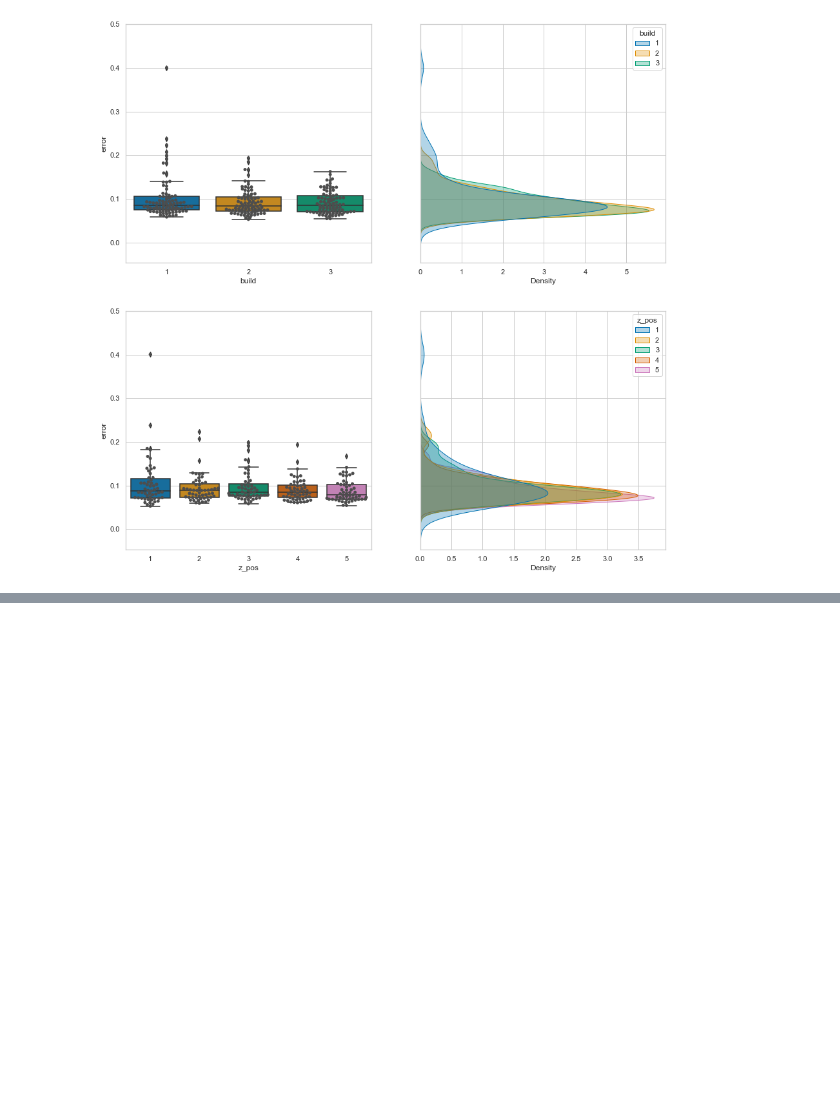
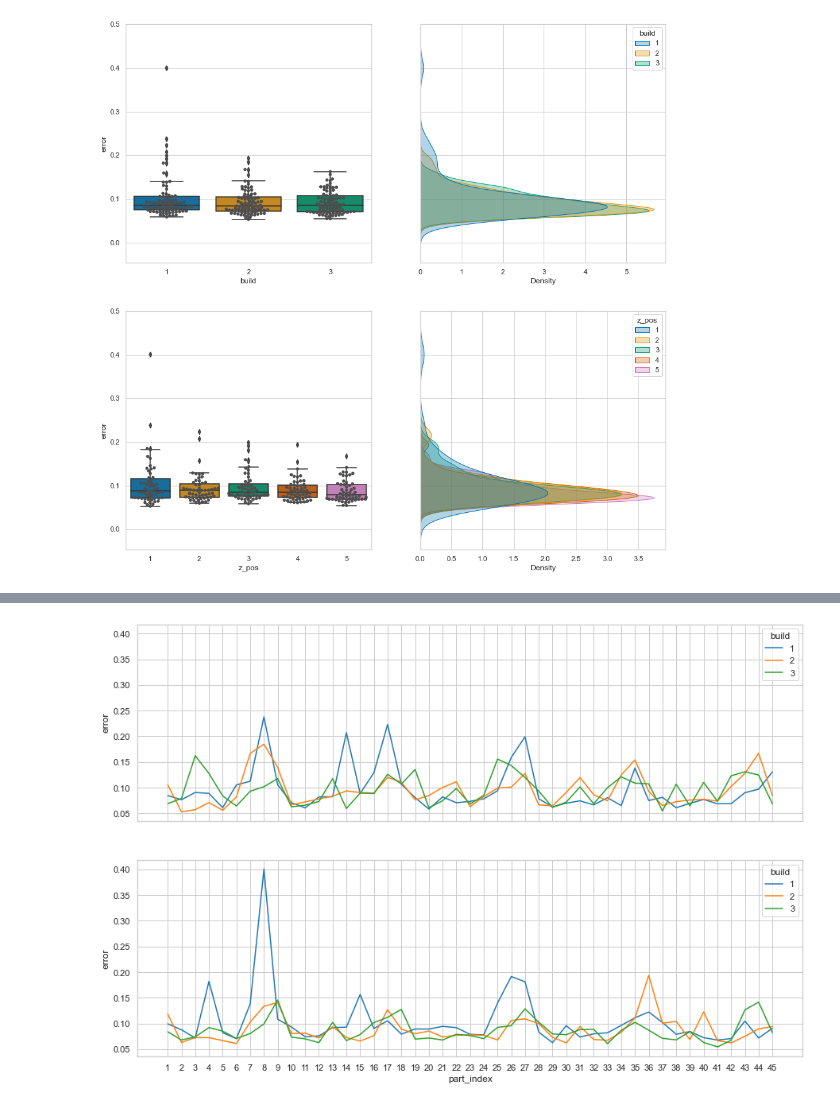
Before and after one commit to TheThorb/Leirmo_Exp1_Publication1, a Jupyter notebook: Compare_builds.ipynb, the cells around one changed output, grey strips where cells are left out. Drawn from its saved outputs; the diff is of its cells as text; code cells hidden in the pictures; blank space fills up the shorter version.

```diff
--- a/Compare_builds.ipynb
+++ b/Compare_builds.ipynb
@@ -458,0 +591,26 @@ p_vals
+# %%
+fig, axs = plt.subplots(nrows=2, ncols=1, figsize=(15, 10), sharex=True, sharey=True)
+
+sns.lineplot(data=df[df['char'] == 'Flatness_HX2_Plane2'], x='part_index', y='error', hue='build', ax=axs[0], palette='tab10')
+
+
+# sns.scatterplot(data=df_b[df_b['char'] == 'HX2_Plane2'], x='part_index', y='build 1', ax=axs[0])
+# sns.scatterplot(data=df_b[df_b['char'] == 'HX2_Plane2'], x='part_index', y='build 2', ax=axs[0])
+# sns.scatterplot(data=df_b[df_b['char'] == 'HX2_Plane2'], x='part_index', y='build 3', ax=axs[0])
+# sns.lineplot(data=df_b[df_b['char'] == 'HX2_Plane2'], x='part_index', y='mean', color='lime', ax=axs[0])
+
+axs[0].set_xticks(np.linspace(1, 45, 45))
+
+
+sns.lineplot(data=df[df['char'] == 'Flatness_HX2_Plane5'], x='part_index', y='error', hue='build', ax=axs[1], palette='tab10')
+
+# sns.scatterplot(data=df_b[df_b['char'] == 'HX2_Plane5'], x='part_index', y='build 1', ax=axs[1])
+# sns.scatterplot(data=df_b[df_b['char'] == 'HX2_Plane5'], x='part_index', y='build 2', ax=axs[1])
+# sns.scatterplot(data=df_b[df_b['char'] == 'HX2_Plane5'], x='part_index', y='build 3', ax=axs[1])
+# sns.lineplot(data=df_b[df_b['char'] == 'HX2_Plane5'], x='part_index', y='mean', color='lime', ax=axs[1])
+
+axs[1].set_xticks(np.linspace(1, 45, 45))
+
+plt.show()
+# %% [output]
+[figure, added]
```
Also changed, not shown: parts of 14 cells of this notebook.
